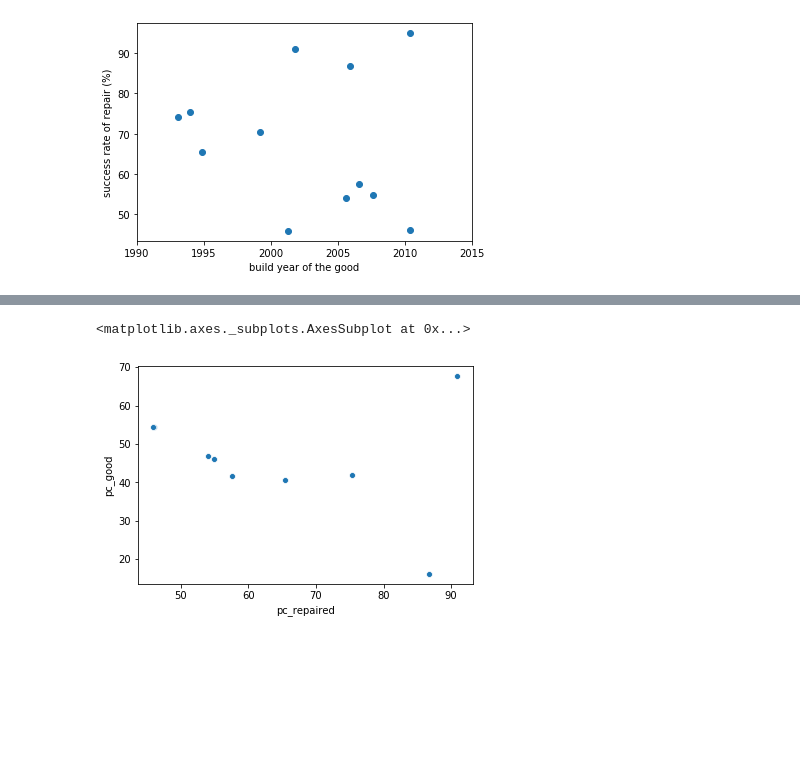
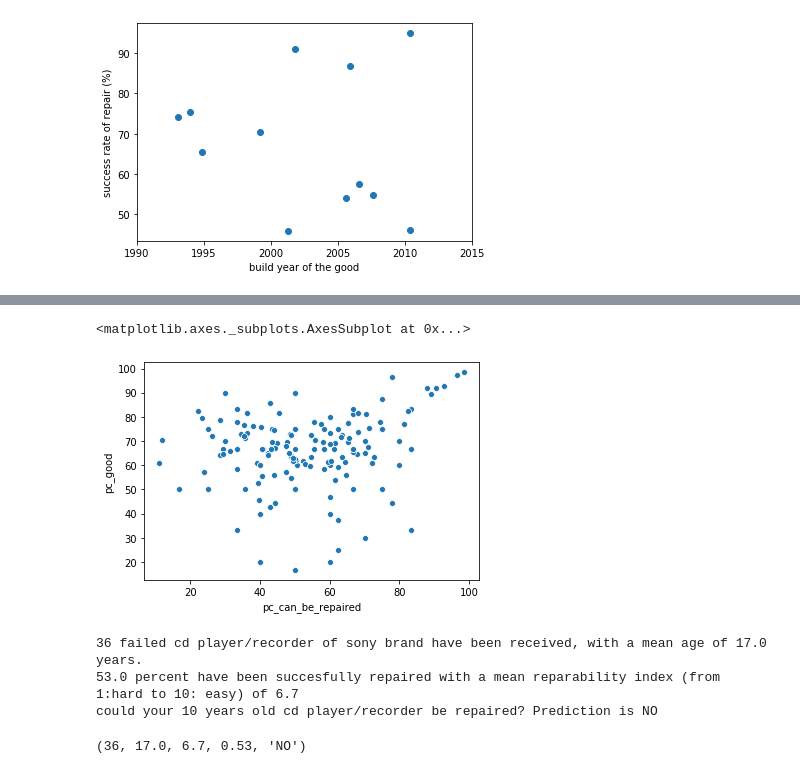
Before and after one commit to JeanMILPIED/Repair, a Jupyter notebook: Repair_cafe.ipynb, the cells around one changed output, grey strips where cells are left out. Cells and saved outputs as stored; diff of their text form; code cells hidden in the pictures; blank space fills up the shorter version.

Commit message:
last version with full prediction capability

```diff
--- a/Repair_cafe.ipynb
+++ b/Repair_cafe.ipynb
@@ -548,6 +726,6 @@ Name: comb_cat_age, dtype: float64
 # %%
 # we drop the first not cat columns
-data_set_final_ML_good_2=data_set_final_ML_good.drop(columns=["index","Kind of product","Category","Brand","Electric", "age", "age_cat","my_reparability"])
+data_set_final_ML_good_2=data_set_final_ML_good.drop(columns=["index","Kind of product","Category","Brand","Electric", "age", "age_cat","my_reparability",'new_kind_of_product','new_brand','new_Defect','new_Fault'])
 
 data_set_final_ML_good_2.dtypes
 # %% [output]
@@ -595,7 +782,7 @@ X_scale=scaler.fit_transform(X.values)
 print(X_scale.shape)
 Y=le.fit_transform(train_good['Repaired_label'])
 print(Y.shape)
-X_train,X_test,y_train,y_test=train_test_split(X_scale,Y,test_size=0.3,random_state=2012)
+X_train,X_test,y_train,y_test=train_test_split(X_scale,Y,test_size=0.2,random_state=2010)
 print(X_train.shape, X_test.shape,y_train.shape,y_test.shape)
 print(y_test.dtype)
 # %% [output]
@@ -712,12 +917,12 @@ plt.show
 # %%
 #where do the bad prediction lay?
-data_set_final_ML_good["predicted"]=nn.predict(X)
+data_set_final_ML_good["predicted"]=gb.predict(X_scale).astype('int8')
 
 data_set_final_ML_good["good_prediction_status"]=["good" if int(data_set_final_ML_good.iloc[i,data_set_final_ML_good.columns.get_loc("Repaired_label")])==int(data_set_final_ML_good.iloc[i,data_set_final_ML_good.columns.get_loc("predicted")]) else "bad" for i in range(data_set_final_ML_good_2.shape[0])]
 #data_set_final_ML_good[data_set_final_ML_good["good_prediction_status"]=="bad"].tail(20)
 #print(data_set_final_ML_good.groupby(by="good_prediction_status").count().iloc[:,0])
 data_set_final_ML_good.head(5)
-#print(data_set_final_ML_good.groupby(by="predicted").count().iloc[:,0])
+print(data_set_final_ML_good['good_prediction_status'].value_counts())
 print(data_set_final_ML_good[data_set_final_ML_good["predicted"]==0].groupby(by="Category").count().iloc[:,-1])
 print(data_set_final_ML_good[data_set_final_ML_good["predicted"]==0].shape)
 # %% [output]
@@ -738,15 +946,17 @@ Name: good_prediction_status, dtype: int64
 # %%
-data_set_ML_predict_success = data_set_final_ML_good.groupby(by=["Category","good_prediction_status"]).count().reset_index()
-data_set_ML_predict_success=data_set_ML_predict_success.pivot(values = "Kind of product", columns="good_prediction_status", index="Category")
+data_set_ML_predict_success = data_set_final_ML_good.groupby(by=["Kind of product","good_prediction_status"]).count().reset_index()
+data_set_ML_predict_success=data_set_ML_predict_success.pivot(values = "Category", columns="good_prediction_status", index="Kind of product")
 data_set_ML_predict_success.loc[:,"pc_good"]=round(data_set_ML_predict_success["good"]/(data_set_ML_predict_success["bad"]+data_set_ML_predict_success["good"])*100,1)
 data_set_ML_predict_success.sort_values(by="pc_good", ascending= False)
+#print(data_set_ML_predict_success)
 
+data_repair_success_C_2=data_set_final_ML_good.groupby(by=["Kind of product","Repaired: yes/half/no"]).count().reset_index()
+data_repair_success_C_2=data_repair_success_C_2.pivot(values="Category", columns="Repaired: yes/half/no", index="Kind of product")
+#print(data_repair_success_C_2)
+#data_repair_success_C_2=data_repair_success_C_2.columns.add_categories(['pc_can_be_repaired'])
+#data_repair_success_C_2.loc[:,"pc_can_be_repaired"]=round((data_repair_success_C_2["YES"])/(data_repair_success_C_2["YES"]+data_repair_success_C_2["NO"])*100,1)
 
-data_repair_success_C_2=data_set_final_2.groupby(by=["Category","Repaired: yes/half/no"]).count().iloc[:,0].sort_values(ascending=False).reset_index()
-data_repair_success_C_2=data_repair_success_C_2.pivot(values="Registration number", columns="Repaired: yes/half/no", index="Category")
-data_repair_success_C_2["total"]=data_repair_success_C_2.sum(axis=1)
-data_repair_success_C_2["pc_repaired"]=round(data_repair_success_C_2["yes"]/data_repair_success_C_2["total"]*100,1)
-
-data_repair_success_C_final=pd.merge(data_repair_success_C_2,data_set_ML_predict_success, how="left", on="Category")
-data_repair_success_C_final
+data_repair_success_C_final=data_set_ML_predict_success.join(data_repair_success_C_2, how='left')
+data_repair_success_C_final.loc[:,"pc_can_be_repaired"]=round((data_repair_success_C_final["YES"])/(data_repair_success_C_final["YES"]+data_repair_success_C_final["NO"])*100,1)
+data_repair_success_C_final.sort_values(by='pc_good', ascending=False).head(50)
 # %% [output]
@@ -768,6 +981,6 @@ data_repair_success_C_final
 # %%
-sns.scatterplot(x="pc_repaired",y="pc_good", data=data_repair_success_C_final)
+sns.scatterplot(x="pc_can_be_repaired",y="pc_good", data=data_repair_success_C_final)
 # %% [output]
 <matplotlib.axes._subplots.AxesSubplot at 0x...>
-[figure, old version]
+[figure, new version]
 # %%
@@ -786,0 +1037,7 @@ sns.scatterplot(x="pc_repaired",y="pc_good", data=data_repair_success_C_final)
+# %%
+extract_info_machine('cd player/recorder','sony',10)
+# %% [output]
+36 failed cd player/recorder of sony brand have been received, with a mean age of 17.0 years.
+53.0 percent have been succesfully repaired with a mean reparability index (from 1:hard to 10: easy) of 6.7
+could your 10 years old cd player/recorder be repaired? Prediction is NO
+(36, 17.0, 6.7, 0.53, 'NO')
```
Also changed, not shown: parts of 44 cells of this notebook.
